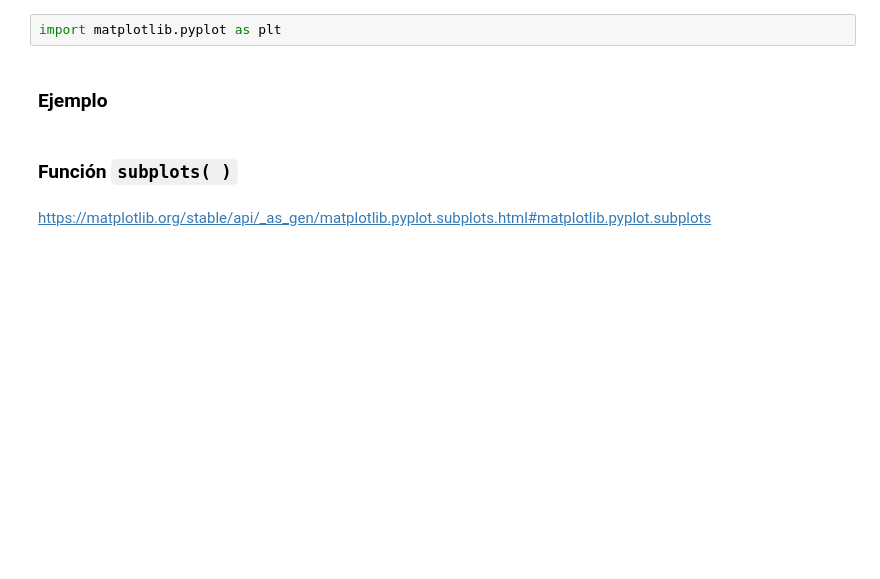
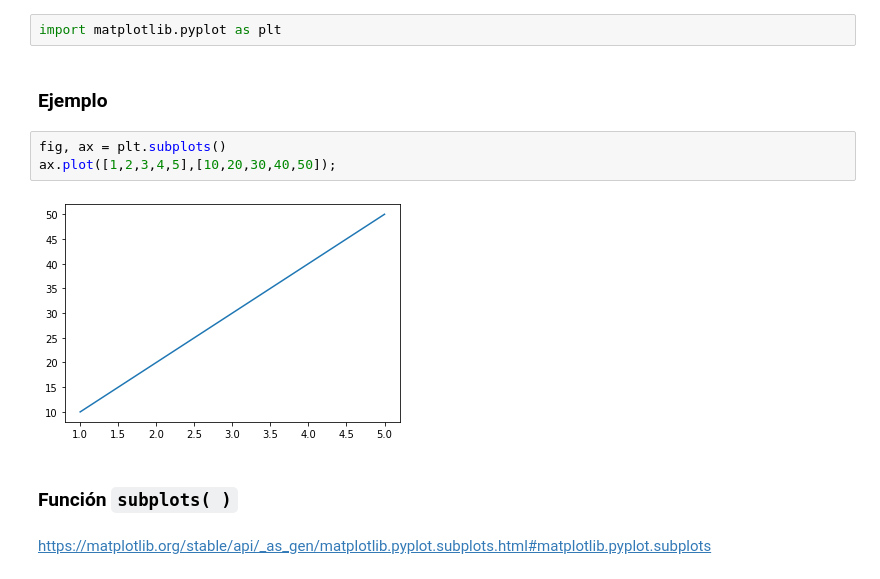
Before and after one commit to carlosdeoncedos/analisisdeinversion2021, a Jupyter notebook: Codigo/20210928Clase4.ipynb, the cells around one changed output. Cells and saved outputs as stored; diff of their text form; blank space fills up the shorter version.

```diff
--- a/Codigo/20210928Clase4.ipynb
+++ b/Codigo/20210928Clase4.ipynb
@@ -76,6 +76,11 @@ Para referencia pueden ver el código de las imagenes anteriores
 import matplotlib.pyplot as plt
 # %% [markdown]
 ### Ejemplo
+# %%
+fig, ax = plt.subplots()
+ax.plot([1,2,3,4,5],[10,20,30,40,50]);
+# %% [output]
+[figure, added]
 # %% [markdown]
 ### Función `subplots( )`
 # %% [markdown]
```
Also changed, not shown: parts of 29 cells of this notebook.
